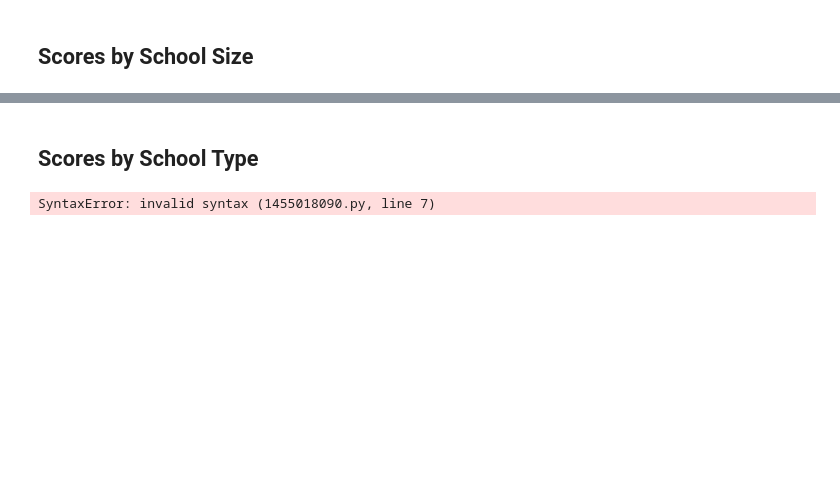
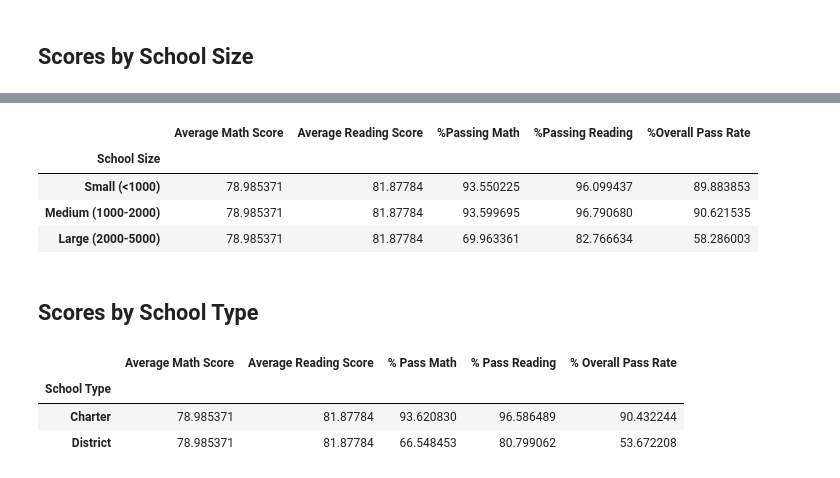
Before and after one commit to Ziorkluibc/pandas-challenge, a Jupyter notebook: PyCitySchools/PyCitySchools_starter.ipynb, the cells around one changed output, grey strips where cells are left out. Drawn from its saved outputs; the diff is of its cells as text; code cells hidden in the pictures; blank space fills up the shorter version.

```diff
--- a/PyCitySchools/PyCitySchools_starter.ipynb
+++ b/PyCitySchools/PyCitySchools_starter.ipynb
@@ -504,6 +478,5 @@ labels = ["Small (<1000)", "Medium (1000-2000)", "Large (2000-5000)"]
 # %%
 # Categorize the spending based on the bins
 # Use `pd.cut` on the "Total Students" column of the `per_school_summary` DataFrame.
-size_bins = [0, 1000, 2000, 5000]
-school_summary["School Size"] = pd.cut(school_summary['Total Students'], size_bins, labels)
+school_summary["School Size"] = pd.cut(school_summary['Total Students'], size_bins, labels = labels)
 school_summary
@@ -523,22 +501,35 @@ overall_pass_rate = school_data_complete[(school_data_complete["reading_score"]>
+# %%
+# Calculate averages for the desired columns.
+size_math_scores = school_summary.groupby(["School Size"])["Average Maths Score"].mean()
+size_reading_scores = school_summary.groupby(["School Size"])["Average Reading Score"].mean()
+size_passing_math = school_summary.groupby(["School Size"])["% Passing Math"].mean()
+size_passing_reading = school_summary.groupby(["School Size"])["% Passing Reading"].mean()
+size_overall_passing = school_summary.groupby(["School Size"])["%Overall Passing Rate"].mean()
 # %%
 # Create a DataFrame called `size_summary` that breaks down school performance based on school size (small, medium, or large).
 # Use the scores above to create a new DataFrame called `size_summary`
-size_summary = pd.DataFrame({"Average Math Score" : average_math_score,
-                             "Average Reading Score" : average_reading_score,
-                             '%Passing Math' : percent_pass_math,
-                             '%Passing Reading' : percent_pass_reading,
-                             '%Overall Pass Rate' : overall_pass_rate
+size_summary = pd.DataFrame({"Average Math Score" : size_math_scores,
+                             "Average Reading Score" : size_reading_scores,
+                             '%Passing Math' : size_passing_math,
+                             '%Passing Reading' : size_passing_reading,
+                             '%Overall Pass Rate' : size_overall_passing
                             })
 
 size_summary = size_summary[["Average Math Score",
-                             "Average reading Score",
-                             '% Passing Math',
-                             '% Passing Reading',
-                             '% Overall Pass Rate'
+                             "Average Reading Score",
+                             '%Passing Math',
+                             '%Passing Reading',
+                             '%Overall Pass Rate'
                             ]]
 
 # Display results
 size_summary
+# %% [output]
+|  | Average Math Score | Average Reading Score | %Passing Math | %Passing Reading | %Overall Pass Rate |
+| School Size |  |  |  |  |  |
+| Small (<1000) | 78.985371 | 81.87784 | 93.550225 | 96.099437 | 89.883853 |
+| Medium (1000-2000) | 78.985371 | 81.87784 | 93.599695 | 96.790680 | 90.621535 |
+| Large (2000-5000) | 78.985371 | 81.87784 | 69.963361 | 82.766634 | 58.286003 |
 # %% [markdown]
 ## Scores by School Type
 # %%
@@ -561,22 +552,25 @@ overall_pass_rate = school_data_complete[(school_data_complete['reading_score']
 # %%
 # Assemble the new data by type into a DataFrame called `type_summary`
 type_summary = pd.DataFrame({
-    "Average Math Score" : average_math_score,
-    "Average Reading Score" : average_reading_score,
-    '% Pass Math' : percent_pass_math,
-    '% Pass Reading' : percent_pass_reading
-    '% Overall Pass Rate' : overall_pass_rate
+    "Average Math Score" : average_math_score_by_type,
+    "Average Reading Score" : average_reading_score_by_type,
+    '% Pass Math' : average_percent_passing_math_by_type,
+    '% Pass Reading' : average_percent_passing_reading_by_type,
+    '% Overall Pass Rate' : average_percent_overall_passing_by_type
     })
 
 type_summary = type_summary [[
-    "Average Math Score"
-    "Average Reading Score"
-    '% Pass Math'
-    '% Pass Reading'
+    "Average Math Score",
+    "Average Reading Score" ,
+    '% Pass Math' ,
+    '% Pass Reading',
     '% Overall Pass Rate']]
 
 
 # Display results
 type_summary
 # %% [output]
-SyntaxError: invalid syntax (1455018090.py, line 7)
+|  | Average Math Score | Average Reading Score | % Pass Math | % Pass Reading | % Overall Pass Rate |
+| School Type |  |  |  |  |  |
+| Charter | 78.985371 | 81.87784 | 93.620830 | 96.586489 | 90.432244 |
+| District | 78.985371 | 81.87784 | 66.548453 | 80.799062 | 53.672208 |
```
Also changed, not shown: parts of 13 cells of this notebook.
